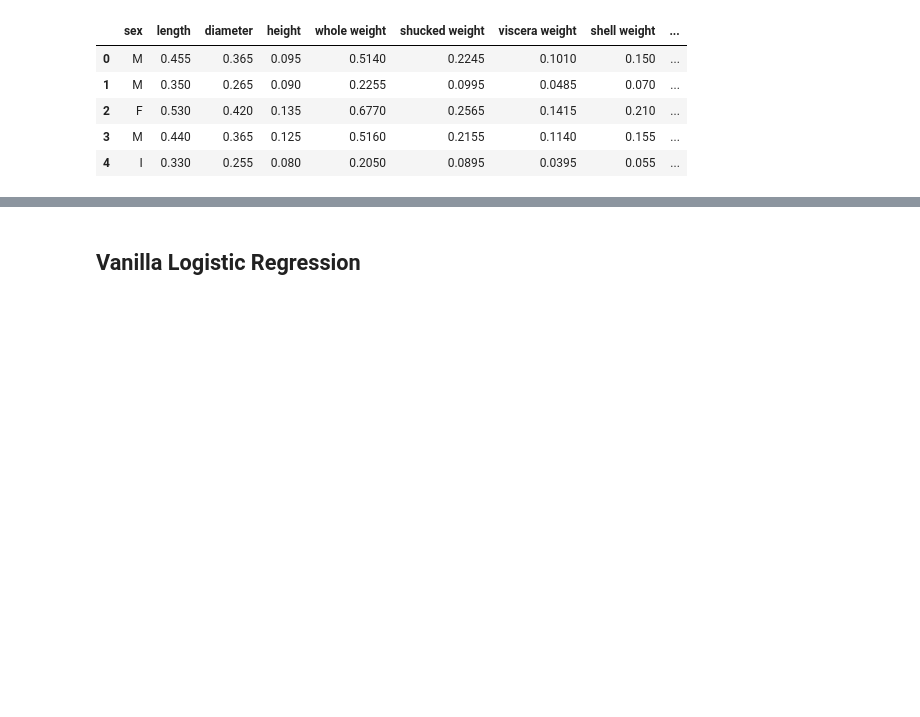
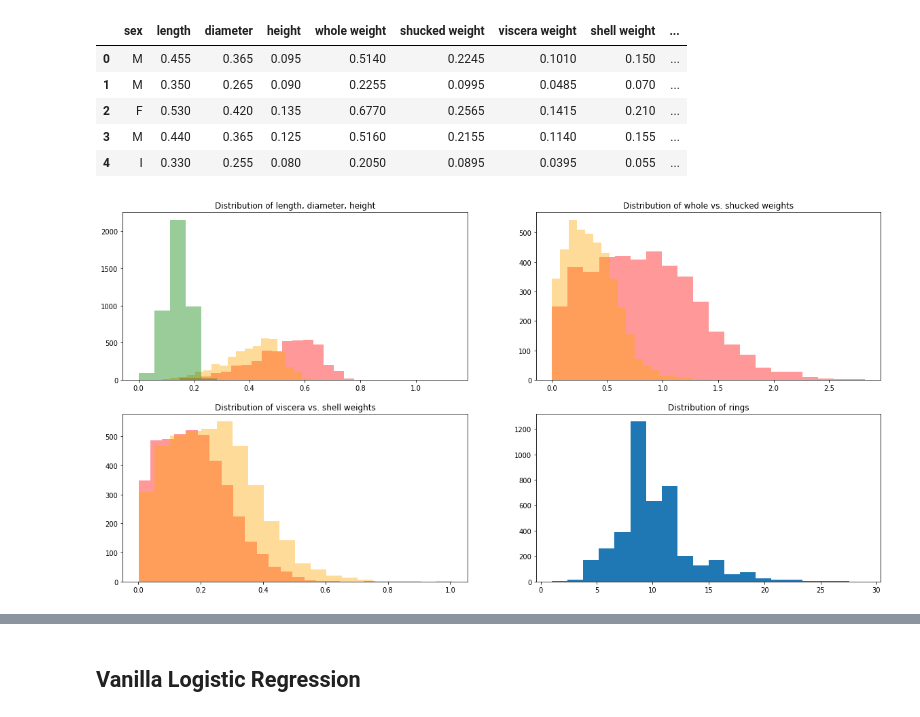
Before and after one commit to esthersweon/thinkful, a Jupyter notebook: main/unit_3/lesson_3_project_4.ipynb, the cells around one changed output, grey strips where cells are left out. Cells and saved outputs as stored; diff of their text form; code cells hidden in the pictures; blank space fills up the shorter version.

```diff
--- a/main/unit_3/lesson_3_project_4.ipynb
+++ b/main/unit_3/lesson_3_project_4.ipynb
@@ -36,3 +29,32 @@ df.head()
 | 2 | F | 0.530 | 0.420 | 0.135 | 0.6770 | 0.2565 | 0.1415 | 0.210 | ... |
 | 3 | M | 0.440 | 0.365 | 0.125 | 0.5160 | 0.2155 | 0.1140 | 0.155 | ... |
 | 4 | I | 0.330 | 0.255 | 0.080 | 0.2050 | 0.0895 | 0.0395 | 0.055 | ... |
+# %%
+def make_hists(df):
+    plt.figure(figsize=(20, 10))
+
+    plt.subplot(2, 2, 1)
+    plt.title('Distribution of length, diameter, height')
+    plt.hist(df['length'], bins=20, color='red', alpha=0.4)
+    plt.hist(df['diameter'], bins=20, color='orange', alpha=0.4)
+    plt.hist(df['height'], bins=20, color='green', alpha=0.4)
+
+    plt.subplot(2, 2, 2)
+    plt.title('Distribution of whole vs. shucked weights')
+    plt.hist(df['whole weight'], bins=20, color='red', alpha=0.4)
+    plt.hist(df['shucked weight'], bins=20, color='orange', alpha=0.4)
+
+    plt.subplot(2, 2, 3)
+    plt.title('Distribution of viscera vs. shell weights')
+    plt.hist(df['viscera weight'], bins=20, color='red', alpha=0.4)
+    plt.hist(df['shell weight'], bins=20, color='orange', alpha=0.4)
+
+    plt.subplot(2, 2, 4)
+    plt.title('Distribution of rings')
+    plt.hist(df['rings'], bins=20)
+
+    plt.show()
+
+make_hists(df)
+# %% [output]
+[figure, added]
```
Also changed, not shown: parts of 24 cells of this notebook, 1 other file.
